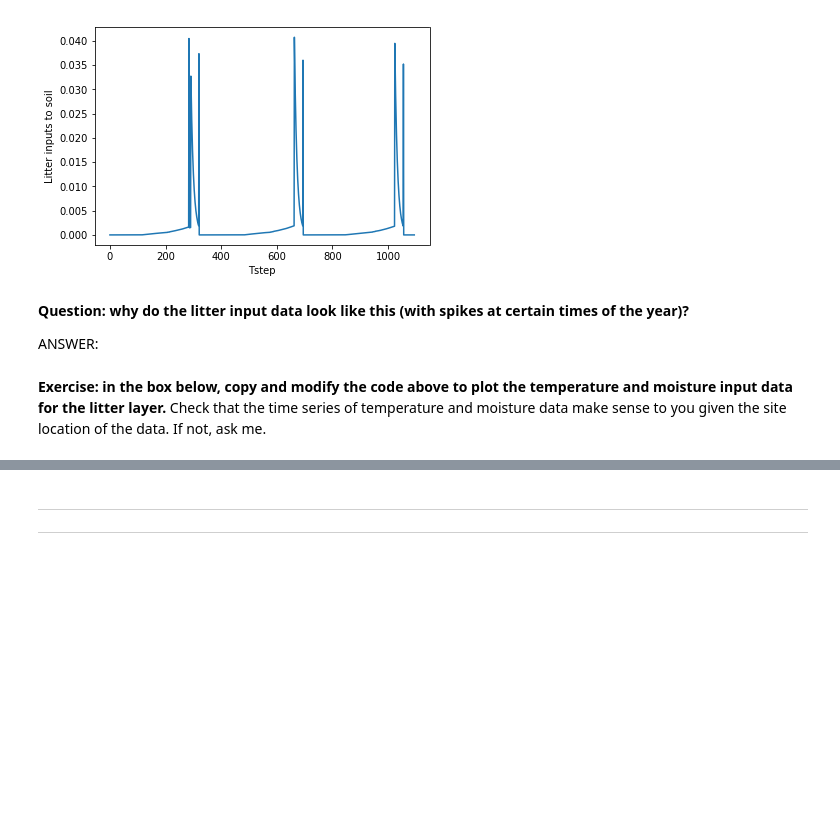
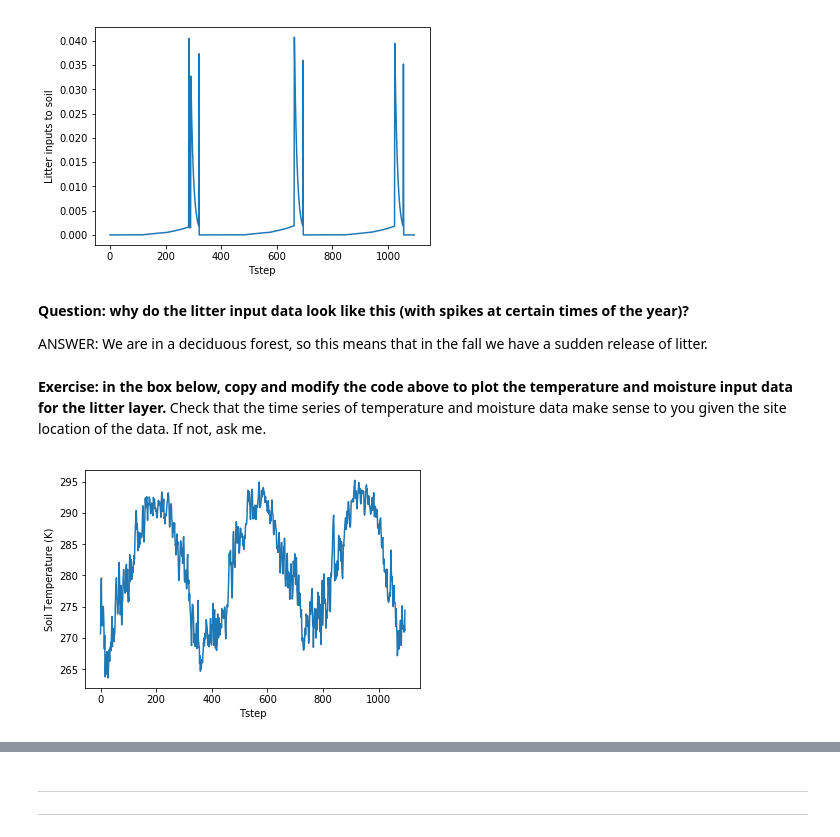
Before and after one commit to hsizek/GEOG-G481-581, a Jupyter notebook: In-Class_Exercises/Exercise_1_Building_the_Model/Exercise_1_Building_the_model.ipynb, the cells around one changed output, grey strips where cells are left out. Cells and saved outputs as stored; diff of their text form; code cells hidden in the pictures; blank space fills up the shorter version.

```diff
--- a/In-Class_Exercises/Exercise_1_Building_the_Model/Exercise_1_Building_the_model.ipynb
+++ b/In-Class_Exercises/Exercise_1_Building_the_Model/Exercise_1_Building_the_model.ipynb
@@ -140,6 +143,6 @@ plt.show()
 # %% [markdown]
 **Question: why do the litter input data look like this (with spikes at certain times of the year)?**
 
-ANSWER:
+ANSWER: We are in a deciduous forest, so this means that in the fall we have a sudden release of litter.
 # %% [markdown]
 **Exercise: in the box below, copy and modify the code above to plot the temperature and moisture input data for the litter layer.** Check that the time series of temperature and moisture data make sense to you given the site location of the data. If not, ask me.
@@ -147,0 +149,8 @@ ANSWER:
+# %%
+# - write code here
+plt.plot(input_data.SOIL_TEMP[:1095])
+plt.xlabel('Tstep')
+plt.ylabel('Soil Temperature (K)')
+plt.show()
+# %% [output]
+[figure, added]
```
Also changed, not shown: parts of 20 cells of this notebook.
